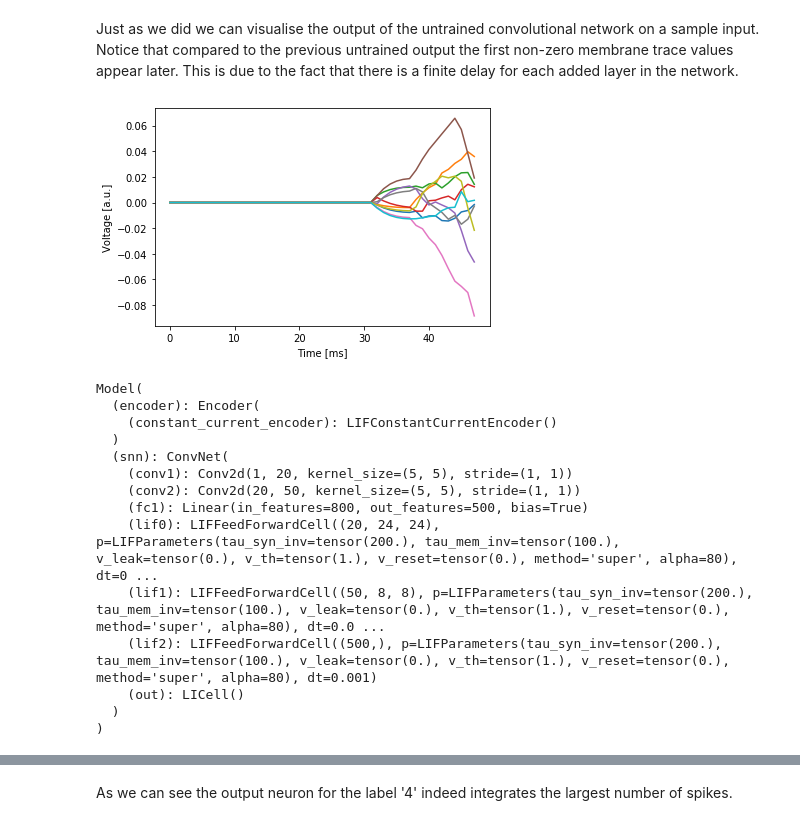
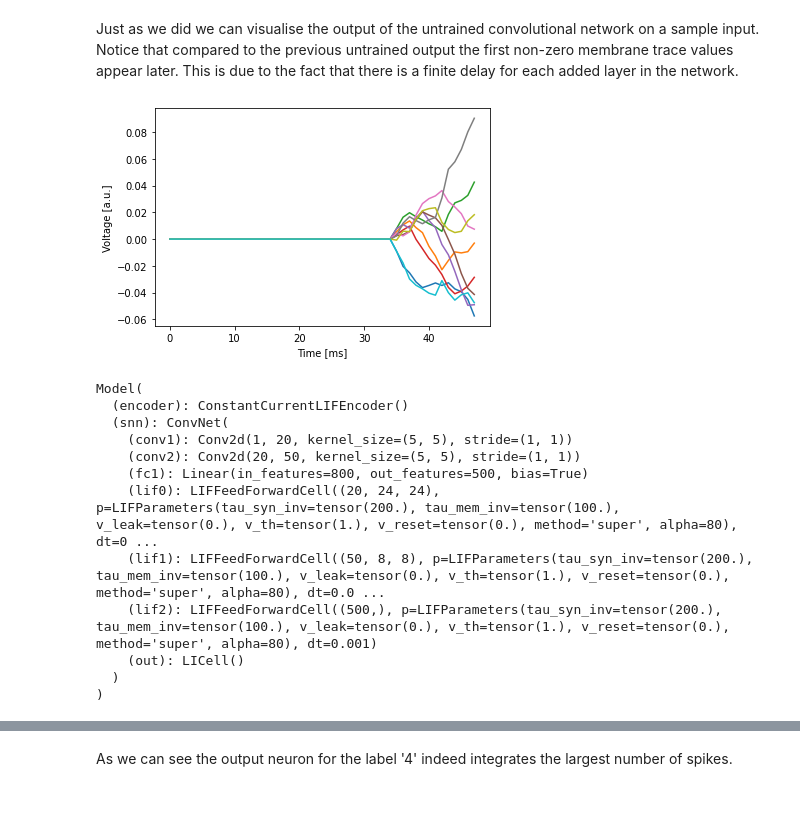
Before and after one commit to norse/norse, a Jupyter notebook: notebooks/norse_tutorial.ipynb, the cells around one changed output, grey strips where cells are left out. Drawn from its saved outputs; the diff is of its cells as text; code cells hidden in the pictures.

Commit message:
Fixed parameter name in notebooks

```diff
--- a/notebooks/norse_tutorial.ipynb
+++ b/notebooks/norse_tutorial.ipynb
@@ -672,7 +601,7 @@ class ConvNet(torch.nn.Module):
         s0 = self.lif0.initial_state(batch_size, device=x.device, dtype=x.dtype)
         s1 = self.lif1.initial_state(batch_size, device=x.device, dtype=x.dtype)
         s2 = self.lif2.initial_state(batch_size, device=x.device, dtype=x.dtype)
-        so = self.out.initial_state(batch_size,  device=x.device, dtype=x.dtype)
+        so = self.out.initial_state(device=x.device, dtype=x.dtype)
 
         voltages = torch.zeros(
             seq_length, batch_size, 10, device=x.device, dtype=x.dtype
@@ -709,17 +638,17 @@ output the first non-zero membrane trace values appear later. This is due to
 the fact that there is a finite delay for each added layer in the network.
 # %%
 T = 48
-example_encoder = Encoder(T, "cpu")
+example_encoder = ConstantCurrentLIFEncoder(T)
 example_input = example_encoder(img)
 example_snn = ConvNet()
 example_readout_voltages = example_snn(example_input.unsqueeze(1))
 
 plt.plot(example_readout_voltages.squeeze(1).detach().numpy())
 plt.ylabel('Voltage [a.u.]')
 plt.xlabel('Time [ms]')
 plt.show()
 # %% [output]
-[figure, old version]
+[figure, new version]
 # %%
 T = 48
 DEVICE = torch.device("cuda")
@@ -727,18 +656,16 @@ LR = 0.001
 EPOCHS = 20
 
 model = Model(
-    encoder=Encoder(T, DEVICE),
+    encoder=ConstantCurrentLIFEncoder(T),
     snn=ConvNet(alpha=80),
     decoder=decode
 ).to(DEVICE)
 
-optimizer = torch.optim.Adam(model.p(), lr=LR)
+optimizer = torch.optim.Adam(model.parameters(), lr=LR)
 model
 # %% [output]
 Model(
-  (encoder): Encoder(
-    (constant_current_encoder): LIFConstantCurrentEncoder()
-  )
+  (encoder): ConstantCurrentLIFEncoder()
   (snn): ConvNet(
     (conv1): Conv2d(1, 20, kernel_size=(5, 5), stride=(1, 1))
     (conv2): Conv2d(20, 50, kernel_size=(5, 5), stride=(1, 1))
```
Also changed, not shown: parts of 23 cells of this notebook.
